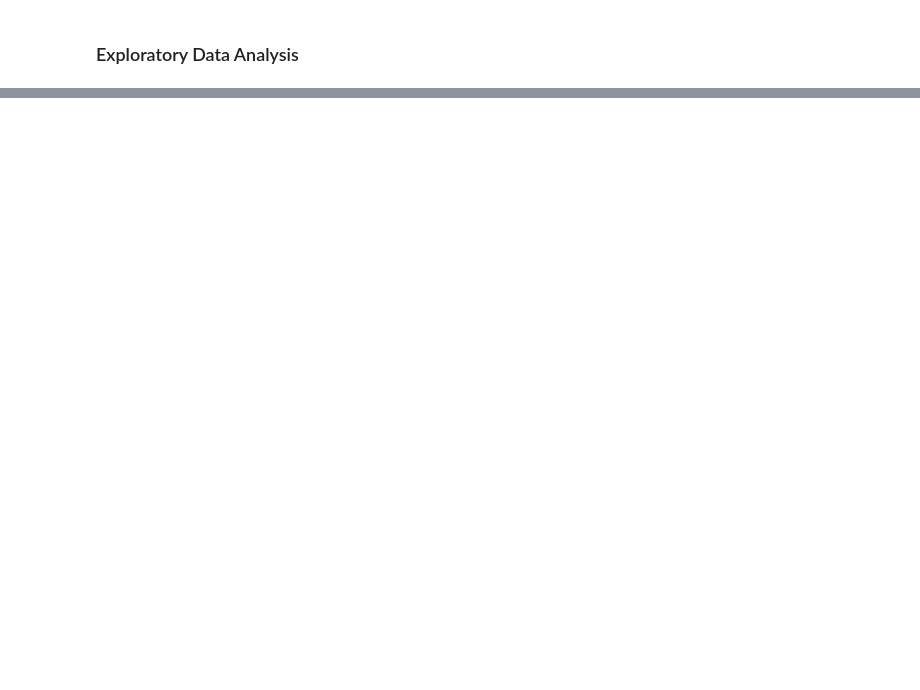
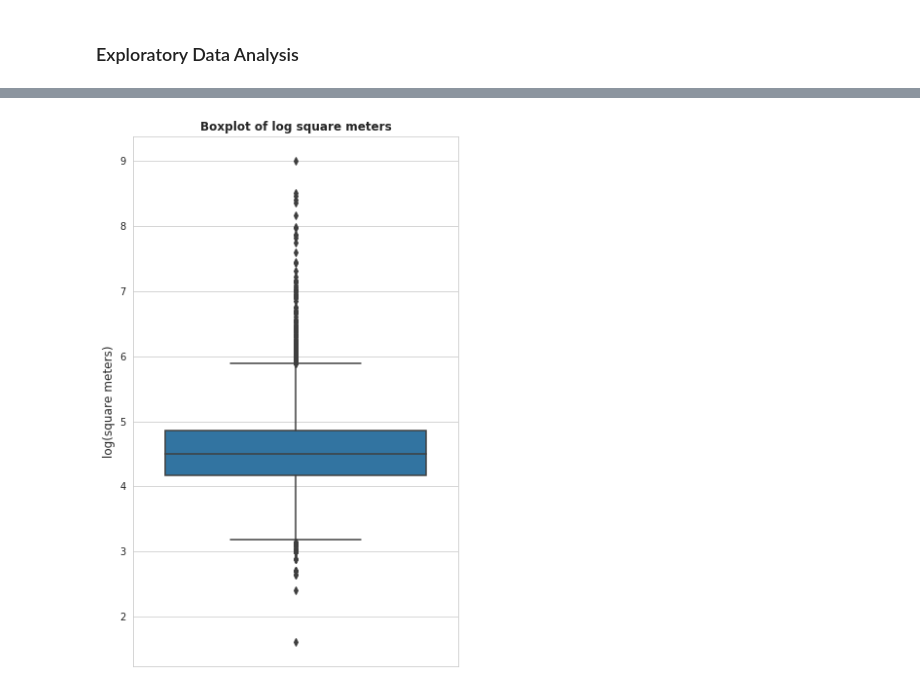
Before and after one commit to LazyEval/housing-prices-firenze, a Jupyter notebook: notebooks/2.0-LazyEval-EDA.ipynb, the cells around one changed output, grey strips where cells are left out. Drawn from its saved outputs; the diff is of its cells as text; code cells hidden in the pictures; blank space fills up the shorter version.

```diff
--- a/notebooks/2.0-LazyEval-EDA.ipynb
+++ b/notebooks/2.0-LazyEval-EDA.ipynb
@@ -35,0 +80,9 @@ df['Superficie_m2'].describe()
+# %%
+fig = plt.figure(figsize=(6, 10))
+sns.set_style('whitegrid')
+sns.boxplot(y=np.log(df['Superficie_m2']))
+plt.ylabel("log(square meters)", size=12)
+plt.title('Boxplot of log square meters', weight='bold')
+plt.show()
+# %% [output]
+[figure, added]
```
Also changed, not shown: parts of 47 cells of this notebook.
